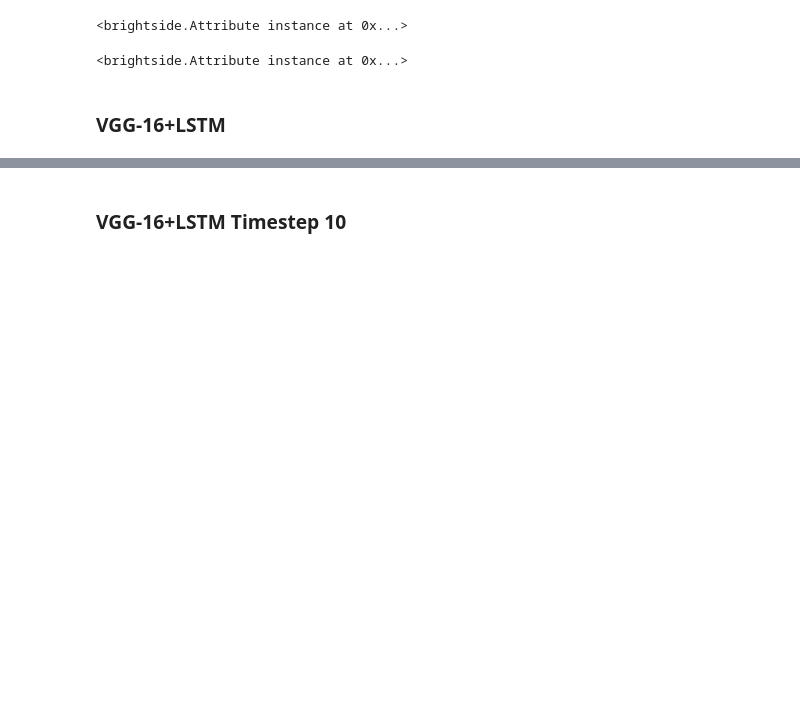
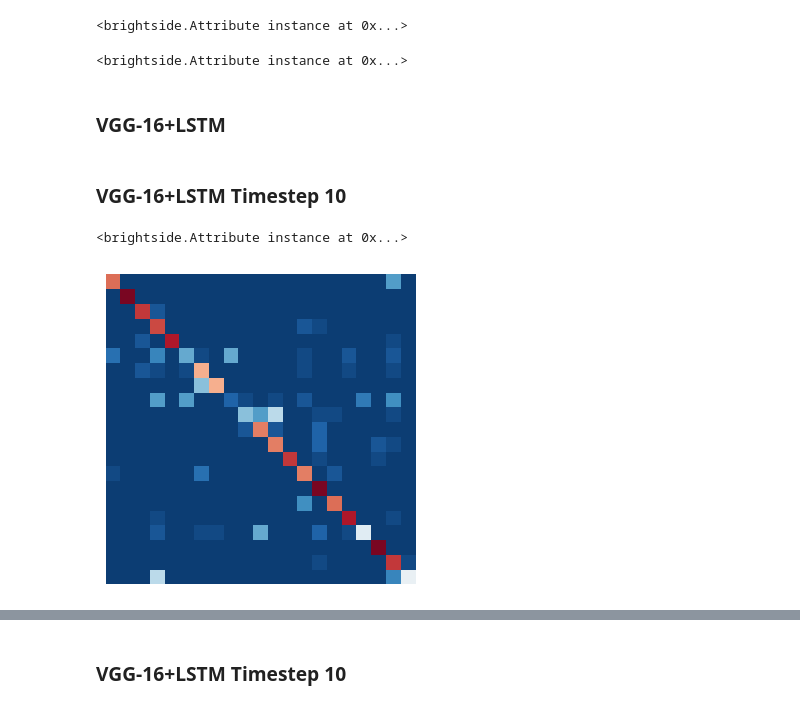
Before and after one commit to gorayni/iccv_epic_2017, a Jupyter notebook: Evaluation.ipynb, the cells around one changed output, grey strips where cells are left out. Saved outputs shown, nothing was run; the diff lists cells and outputs as text; code cells hidden in the pictures; blank space fills up the shorter version.

Commit message:
VGG16+LSTM timestep 10 results added

```diff
--- a/Evaluation.ipynb
+++ b/Evaluation.ipynb
@@ -140,3 +140,5 @@ for metric, value in results.iteritems():
 from keras.preprocessing.image import ImageDataGenerator
 
 test_datagen = ImageDataGenerator(rescale=1./255)
+# %% [markdown]
+### VGG-16+LSTM Timestep 10
@@ -142,0 +171,12 @@ test_datagen = ImageDataGenerator(rescale=1./255)
+# %%
+timesteps=10
+vgg16_plus_lstm_results = np.loadtxt('VGG16+LSTM.timestep_'+str(timesteps)+'.test.txt', delimiter=',')
+groundtruth, predictions = np.split(vgg16_plus_lstm_results, 2, axis=1)
+accuracy = metrics.accuracy_score(groundtruth, predictions)
+# %%
+bs.print_attribute('Accuracy: ', accuracy)
+fig, ax = bs.show_confusion_matrix(groundtruth, predictions, categories, (5,4), cmap=cmap, ticks_size=8, show_xticks=False, show_yticks=False, cbar=False)
+plt.savefig('confusion_matrix_VGG16+LSTM.eps', format='eps', dpi=300, bbox_inches='tight')
+# %% [output]
+<brightside.Attribute instance at 0x...>
+[figure, added]
```
Also changed, not shown: parts of 5 cells of this notebook, 2 other files.
